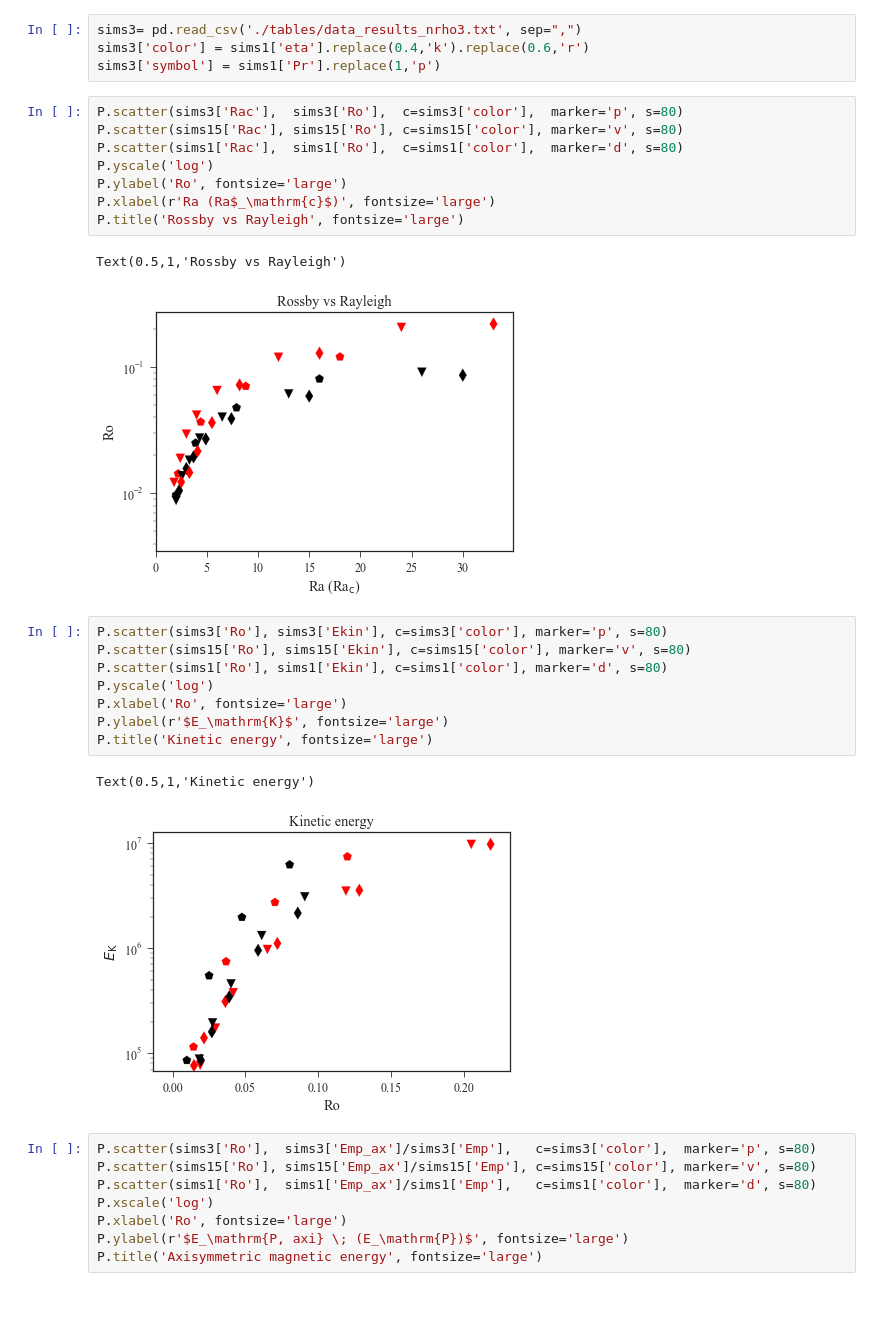
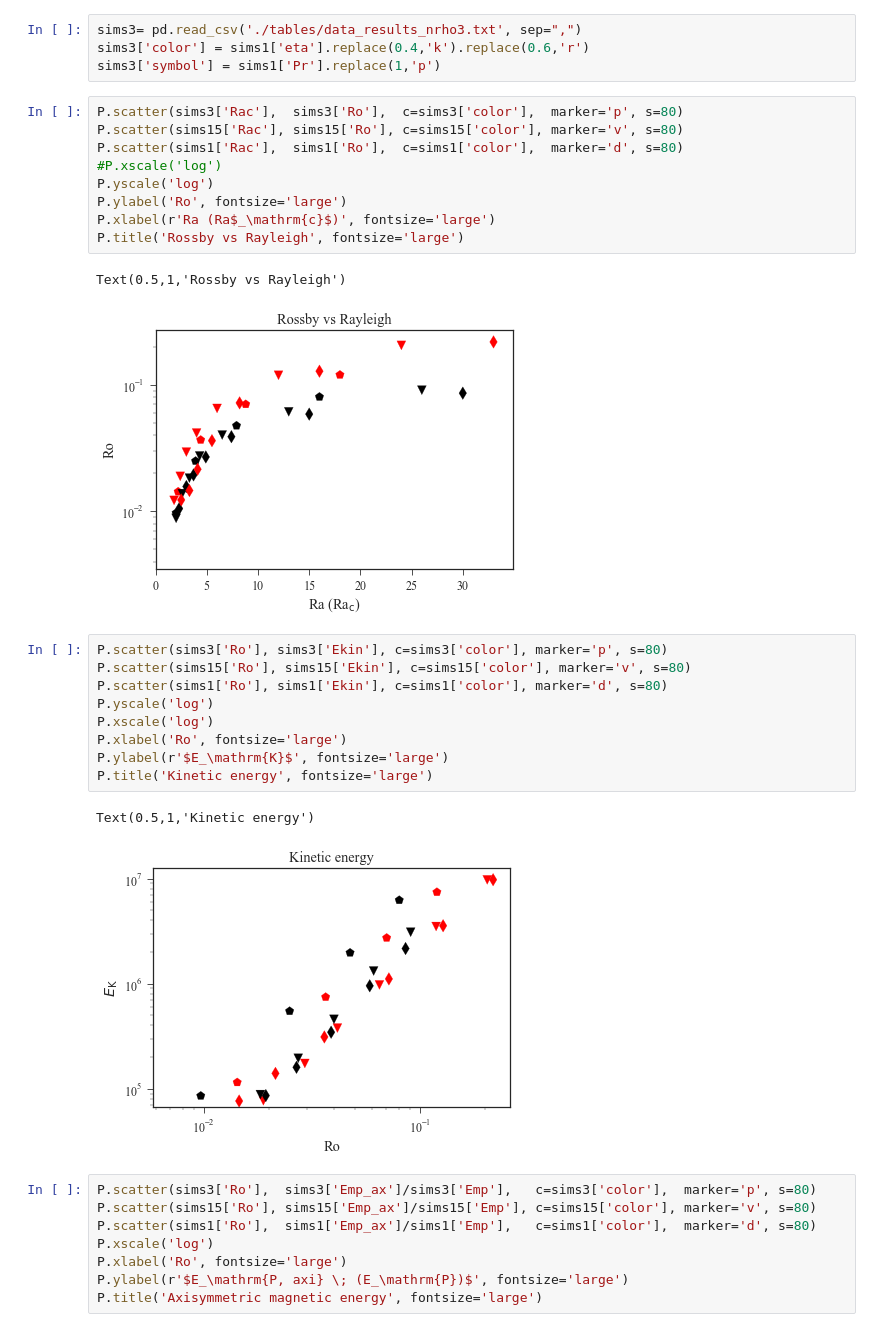
Before and after one commit to bzaire/Report_Sims, a Jupyter notebook: 6-Scaling.ipynb, the cells around one changed output. Cells and saved outputs as stored; diff of their text form; blank space fills up the shorter version.

```diff
--- a/6-Scaling.ipynb
+++ b/6-Scaling.ipynb
@@ -24,6 +24,7 @@ sims3['symbol'] = sims1['Pr'].replace(1,'p')
 P.scatter(sims3['Rac'],  sims3['Ro'],  c=sims3['color'],  marker='p', s=80)
 P.scatter(sims15['Rac'], sims15['Ro'], c=sims15['color'], marker='v', s=80)
 P.scatter(sims1['Rac'],  sims1['Ro'],  c=sims1['color'],  marker='d', s=80)
+#P.xscale('log')
 P.yscale('log')
 P.ylabel('Ro', fontsize='large')
 P.xlabel(r'Ra (Ra$_\mathrm{c}$)', fontsize='large')
@@ -34,14 +35,15 @@ Text(0.5,1,'Rossby vs Rayleigh')
 # %%
 P.scatter(sims3['Ro'], sims3['Ekin'], c=sims3['color'], marker='p', s=80)
 P.scatter(sims15['Ro'], sims15['Ekin'], c=sims15['color'], marker='v', s=80)
 P.scatter(sims1['Ro'], sims1['Ekin'], c=sims1['color'], marker='d', s=80)
 P.yscale('log')
+P.xscale('log')
 P.xlabel('Ro', fontsize='large')
 P.ylabel(r'$E_\mathrm{K}$', fontsize='large')
 P.title('Kinetic energy', fontsize='large')
 # %% [output]
 Text(0.5,1,'Kinetic energy')
-[figure, old version]
+[figure, new version]
 # %%
 P.scatter(sims3['Ro'],  sims3['Emp_ax']/sims3['Emp'],   c=sims3['color'],  marker='p', s=80)
 P.scatter(sims15['Ro'], sims15['Emp_ax']/sims15['Emp'], c=sims15['color'], marker='v', s=80)
```
Also changed, not shown: parts of 5 cells of this notebook, 9 other files.
